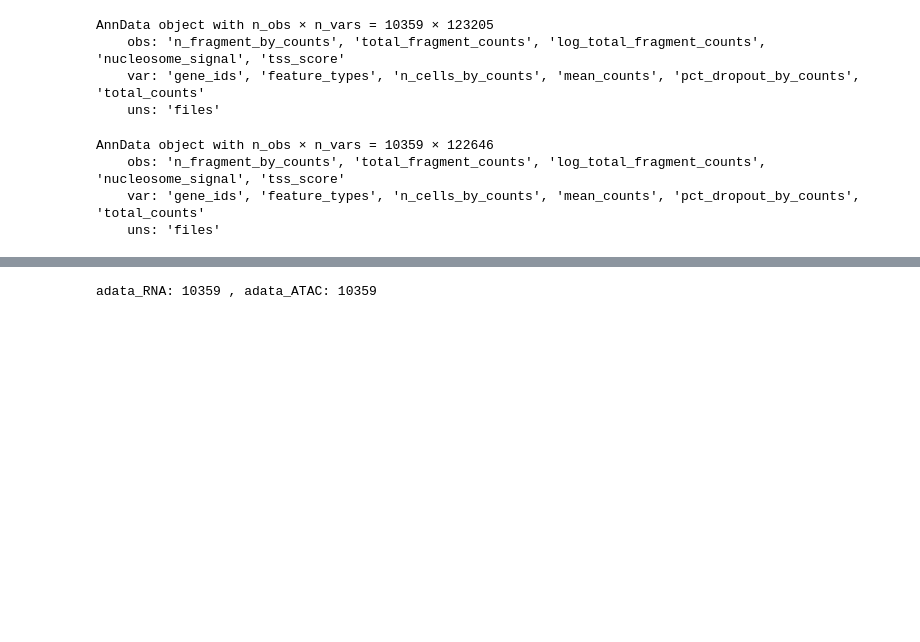
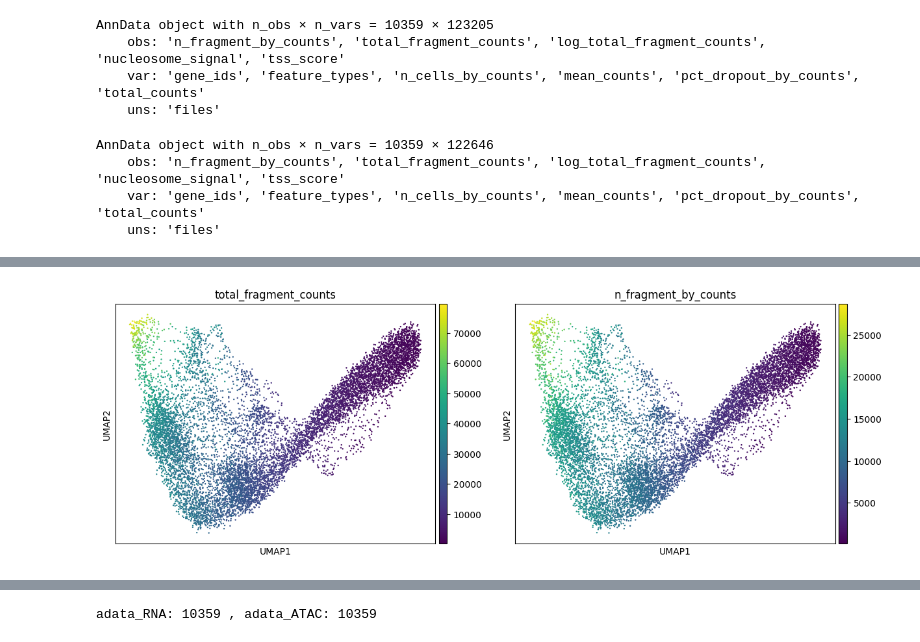
Before and after one commit to CahanLab/EG-CLR, a Jupyter notebook: SingleCellDataAnalysis/K562/10X_multiomics/ISSAAC-seq_generated_10x_k562_analysis.ipynb, the cells around one changed output, grey strips where cells are left out. Drawn from its saved outputs; the diff is of its cells as text; code cells hidden in the pictures; blank space fills up the shorter version.

```diff
--- a/SingleCellDataAnalysis/K562/10X_multiomics/ISSAAC-seq_generated_10x_k562_analysis.ipynb
+++ b/SingleCellDataAnalysis/K562/10X_multiomics/ISSAAC-seq_generated_10x_k562_analysis.ipynb
@@ -306,0 +326,4 @@ AnnData object with n_obs × n_vars = 10359 × 122646
+# %%
+sc.pl.umap(adata_atac_hvg, color=["total_fragment_counts","n_fragment_by_counts"], legend_loc="on data", ncols=3)
+# %% [output]
+[figure, added]
```
Also changed, not shown: parts of 6 cells of this notebook, 1 other file.
